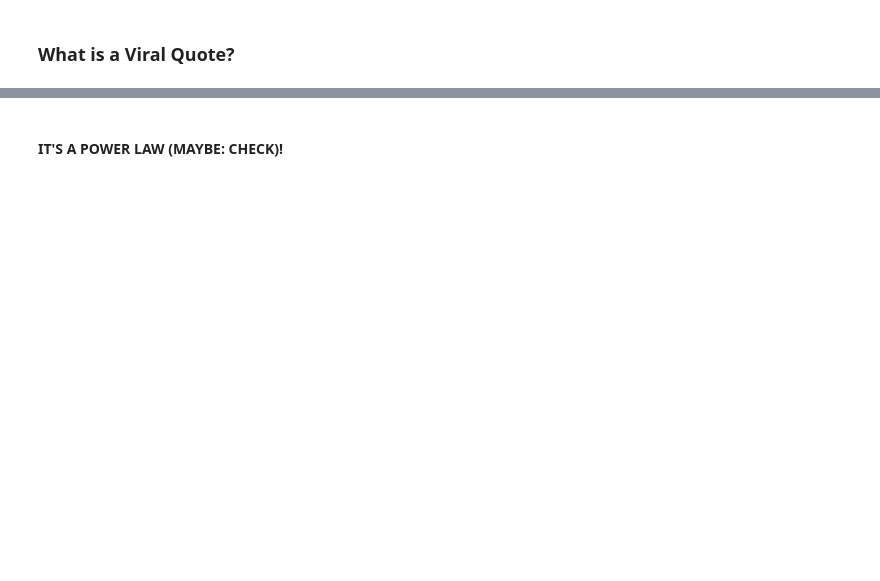
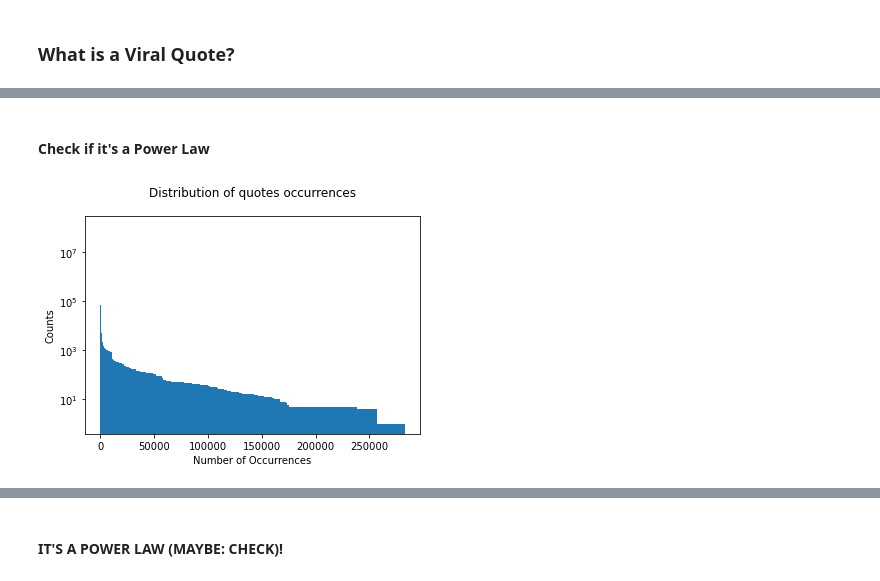
Before and after one commit to epfl-ada/ada-2021-project-cool-group-name, a Jupyter notebook: Data Analysis.ipynb, the cells around one changed output, grey strips where cells are left out. Saved outputs shown, nothing was run; the diff lists cells and outputs as text; code cells hidden in the pictures; blank space fills up the shorter version.

```diff
--- a/Data Analysis.ipynb
+++ b/Data Analysis.ipynb
@@ -113,0 +148,10 @@ sns.histplot(df_num_occurrences_counts, x = 'Number of Occurrences', weights = '
+# %% [markdown]
+#### Check if it's a Power Law
+# %%
+array_100 =plt.hist(df_num_occurrences_counts['Number of Occurrences'],weights=df_num_occurrences_counts['Count'],log=True, bins = 1000,cumulative=-1)
+plt.title("Distribution of quotes occurrences", pad=20)
+plt.xlabel("Number of Occurrences")
+plt.ylabel("Counts")
+plt.show()
+# %% [output]
+[figure, added]
```
Also changed, not shown: parts of 15 cells of this notebook.
